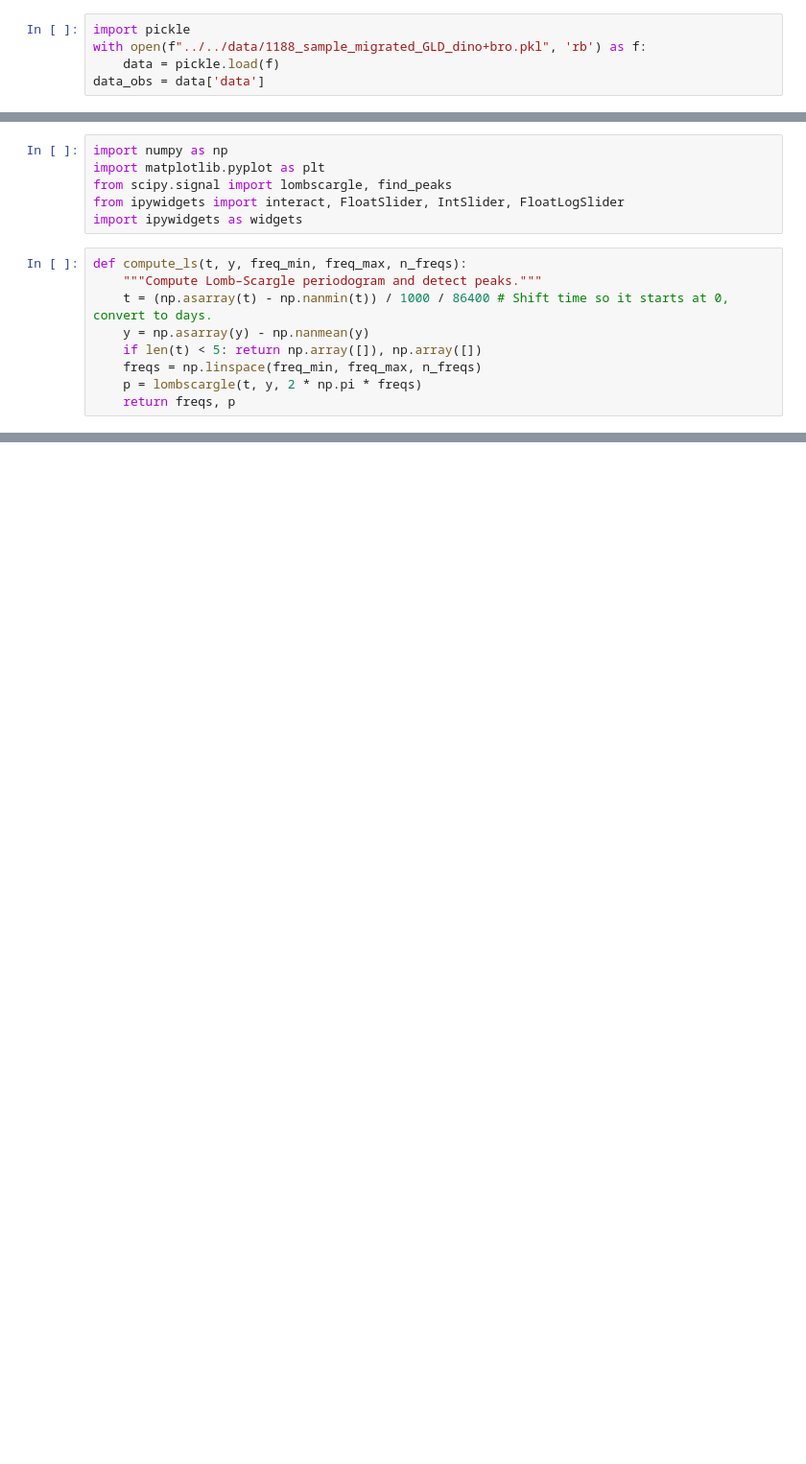
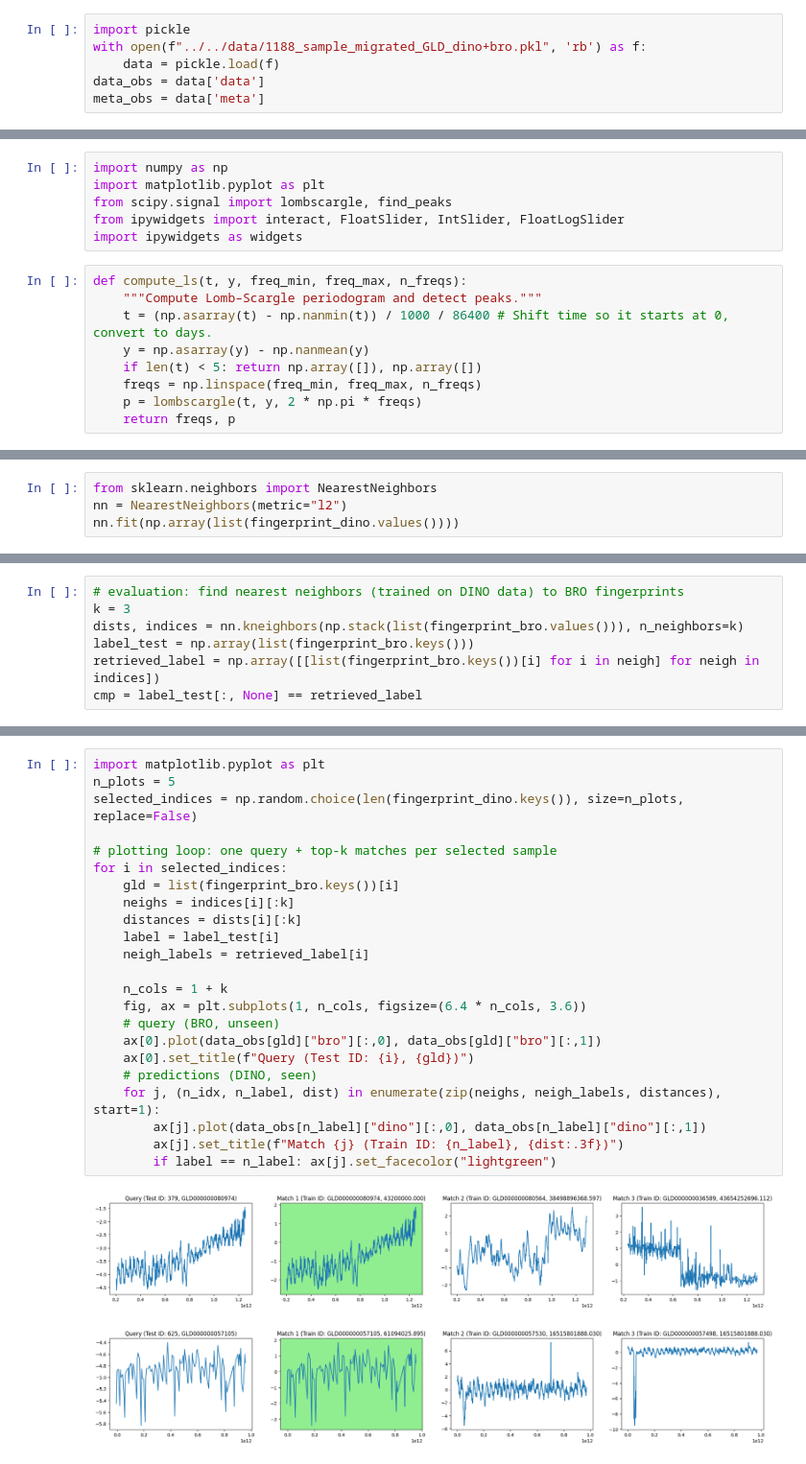
Before and after one commit to luisaforozco/exploration_gw_time_series, a Jupyter notebook: notebooks/methods/periodogram.ipynb, the cells around one changed output, grey strips where cells are left out. Shown at 96% size. Saved outputs shown, nothing was run; the diff lists cells and outputs as text; blank space fills up the shorter version.

```diff
--- a/notebooks/methods/periodogram.ipynb
+++ b/notebooks/methods/periodogram.ipynb
@@ -8,6 +8,7 @@ import pickle
 with open(f"../../data/1188_sample_migrated_GLD_dino+bro.pkl", 'rb') as f:
     data = pickle.load(f)
 data_obs = data['data']
+meta_obs = data['meta']
 # %% [markdown]
 ## Periodograms
 Let's look how the frequencies band affect the results that one get. Also, we want to understand which kind of seasonality exists in our data.
@@ -166,0 +296,4 @@ interactive(children=(Dropdown(description='BRO_ID:', options=('GLD000000054664'
+# %%
+from sklearn.neighbors import NearestNeighbors
+nn = NearestNeighbors(metric="l2")
+nn.fit(np.array(list(fingerprint_dino.values())))
@@ -166,0 +302,7 @@ interactive(children=(Dropdown(description='BRO_ID:', options=('GLD000000054664'
+# %%
+# evaluation: find nearest neighbors (trained on DINO data) to BRO fingerprints
+k = 3
+dists, indices = nn.kneighbors(np.stack(list(fingerprint_bro.values())), n_neighbors=k)
+label_test = np.array(list(fingerprint_bro.keys()))
+retrieved_label = np.array([[list(fingerprint_bro.keys())[i] for i in neigh] for neigh in indices])
+cmp = label_test[:, None] == retrieved_label
@@ -166,0 +320,26 @@ interactive(children=(Dropdown(description='BRO_ID:', options=('GLD000000054664'
+# %%
+import matplotlib.pyplot as plt
+n_plots = 5
+selected_indices = np.random.choice(len(fingerprint_dino.keys()), size=n_plots, replace=False)
+
+# plotting loop: one query + top-k matches per selected sample
+for i in selected_indices:
+    gld = list(fingerprint_bro.keys())[i]
+    neighs = indices[i][:k]
+    distances = dists[i][:k]
+    label = label_test[i]
+    neigh_labels = retrieved_label[i]
+
+    n_cols = 1 + k
+    fig, ax = plt.subplots(1, n_cols, figsize=(6.4 * n_cols, 3.6))
+    # query (BRO, unseen)
+    ax[0].plot(data_obs[gld]["bro"][:,0], data_obs[gld]["bro"][:,1])
+    ax[0].set_title(f"Query (Test ID: {i}, {gld})")
+    # predictions (DINO, seen)
+    for j, (n_idx, n_label, dist) in enumerate(zip(neighs, neigh_labels, distances), start=1):
+        ax[j].plot(data_obs[n_label]["dino"][:,0], data_obs[n_label]["dino"][:,1])
+        ax[j].set_title(f"Match {j} (Train ID: {n_label}, {dist:.3f})")
+        if label == n_label: ax[j].set_facecolor("lightgreen")
+# %% [output]
+[figure, added]
+[figure, added]
```
Also changed, not shown: parts of 16 cells of this notebook, 1 other file.
